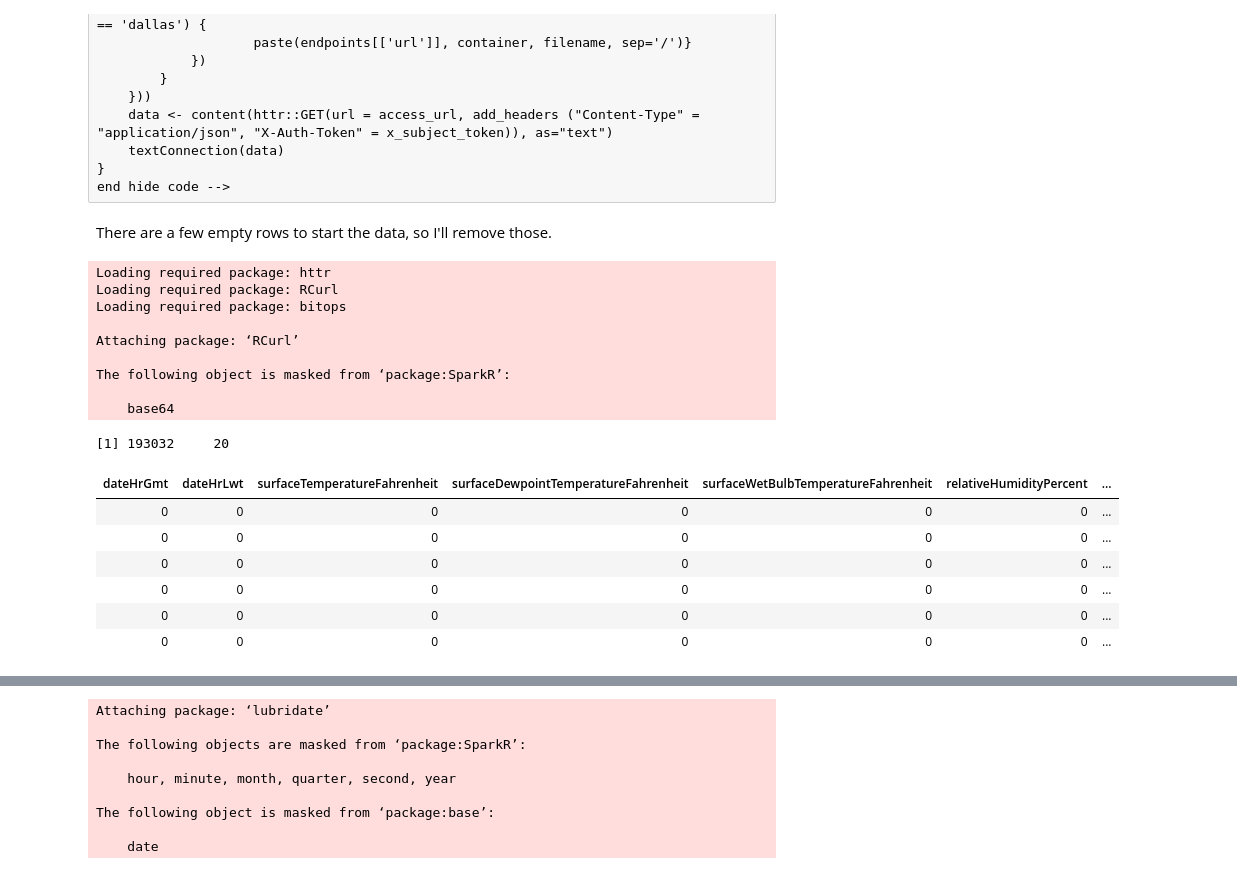
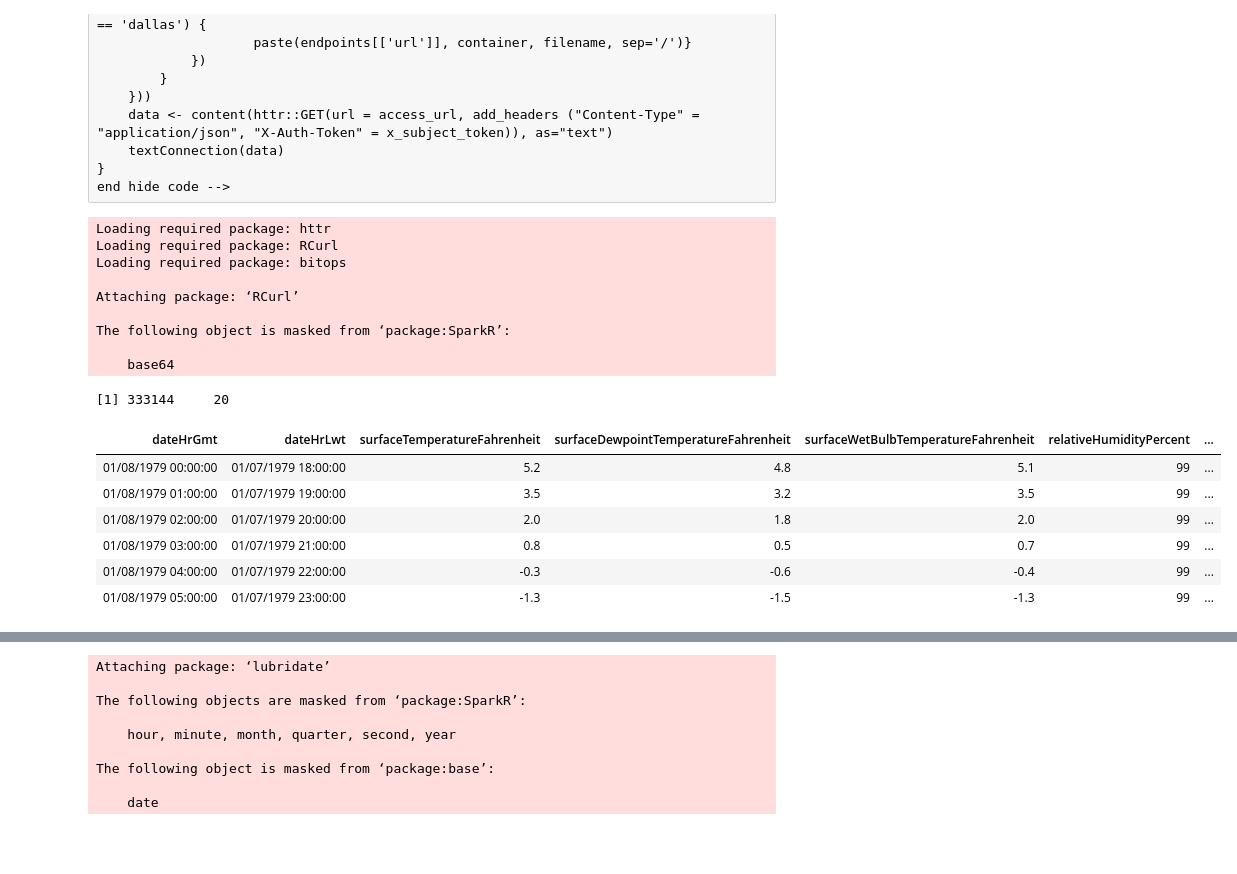
Before and after one commit to TroyHernandez/Notebooks, a Jupyter notebook: WeatherNorms.ipynb, the cells around one changed output, grey strips where cells are left out. Saved outputs shown, nothing was run; the diff lists cells and outputs as text; code cells hidden in the pictures; blank space fills up the shorter version.

```diff
--- a/WeatherNorms.ipynb
+++ b/WeatherNorms.ipynb
@@ -32,27 +32,25 @@ getObjectStorageFileWithCredentials_e838995faea74efb9e5d3d12f14ee83b <- function
     textConnection(data)
 }
 end hide code -->
-# %% [markdown]
-There are a few empty rows to start the data, so I'll remove those.
 # %%
-dat.20 <-  read.csv(file = getObjectStorageFileWithCredentials_e838995faea74efb9e5d3d12f14ee83b("WeatherForecasting", "weather60608_1979_00.csv"))
-dim(dat.20)
-head(dat.20)
+dat <- read.csv(file = getObjectStorageFileWithCredentials_e838995faea74efb9e5d3d12f14ee83b("WeatherForecasting", "weather60608_1979_2017.csv"))
+dim(dat)
+head(dat)
 # %% [output]
 Loading required package: httr
 Loading required package: RCurl
 Loading required package: bitops
 
 Attaching package: ‘RCurl’
 
 The following object is masked from ‘package:SparkR’:
 
     base64
-[1] 193032     20
+[1] 333144     20
 | dateHrGmt | dateHrLwt | surfaceTemperatureFahrenheit | surfaceDewpointTemperatureFahrenheit | surfaceWetBulbTemperatureFahrenheit | relativeHumidityPercent | ... |
-| 0 | 0 | 0 | 0 | 0 | 0 | ... |
-| 0 | 0 | 0 | 0 | 0 | 0 | ... |
-| 0 | 0 | 0 | 0 | 0 | 0 | ... |
-| 0 | 0 | 0 | 0 | 0 | 0 | ... |
-| 0 | 0 | 0 | 0 | 0 | 0 | ... |
-| 0 | 0 | 0 | 0 | 0 | 0 | ... |
+| 01/08/1979 00:00:00 | 01/07/1979 18:00:00 | 5.2 | 4.8 | 5.1 | 99 | ... |
+| 01/08/1979 01:00:00 | 01/07/1979 19:00:00 | 3.5 | 3.2 | 3.5 | 99 | ... |
+| 01/08/1979 02:00:00 | 01/07/1979 20:00:00 | 2.0 | 1.8 | 2.0 | 99 | ... |
+| 01/08/1979 03:00:00 | 01/07/1979 21:00:00 | 0.8 | 0.5 | 0.7 | 99 | ... |
+| 01/08/1979 04:00:00 | 01/07/1979 22:00:00 | -0.3 | -0.6 | -0.4 | 99 | ... |
+| 01/08/1979 05:00:00 | 01/07/1979 23:00:00 | -1.3 | -1.5 | -1.3 | 99 | ... |
```
Also changed, not shown: parts of 9 cells of this notebook.
